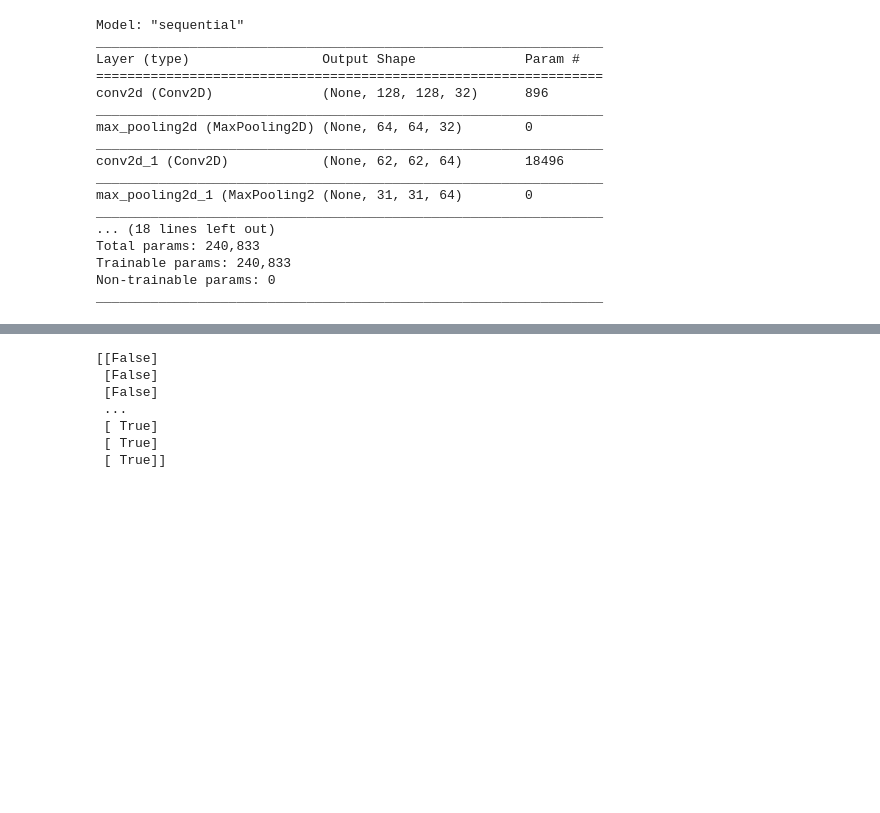
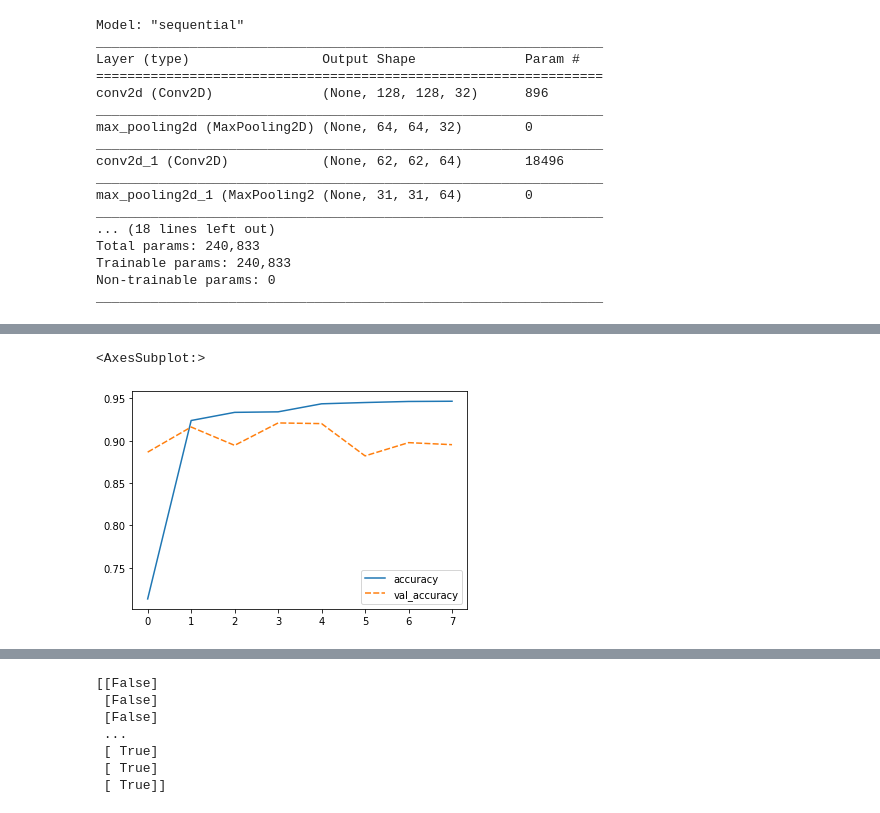
Before and after one commit to suvrodeep/Playing-with-Neural-Networks, a Jupyter notebook: cnn_cell_images.ipynb, the cells around one changed output, grey strips where cells are left out. Saved outputs shown, nothing was run; the diff lists cells and outputs as text; code cells hidden in the pictures; blank space fills up the shorter version.

```diff
--- a/cnn_cell_images.ipynb
+++ b/cnn_cell_images.ipynb
@@ -384,0 +395,5 @@ metrics
+# %%
+sns.lineplot(data=metrics[['accuracy', 'val_accuracy']])
+# %% [output]
+<AxesSubplot:>
+[figure, added]
```
Also changed, not shown: parts of 17 cells of this notebook, 3 other files.
